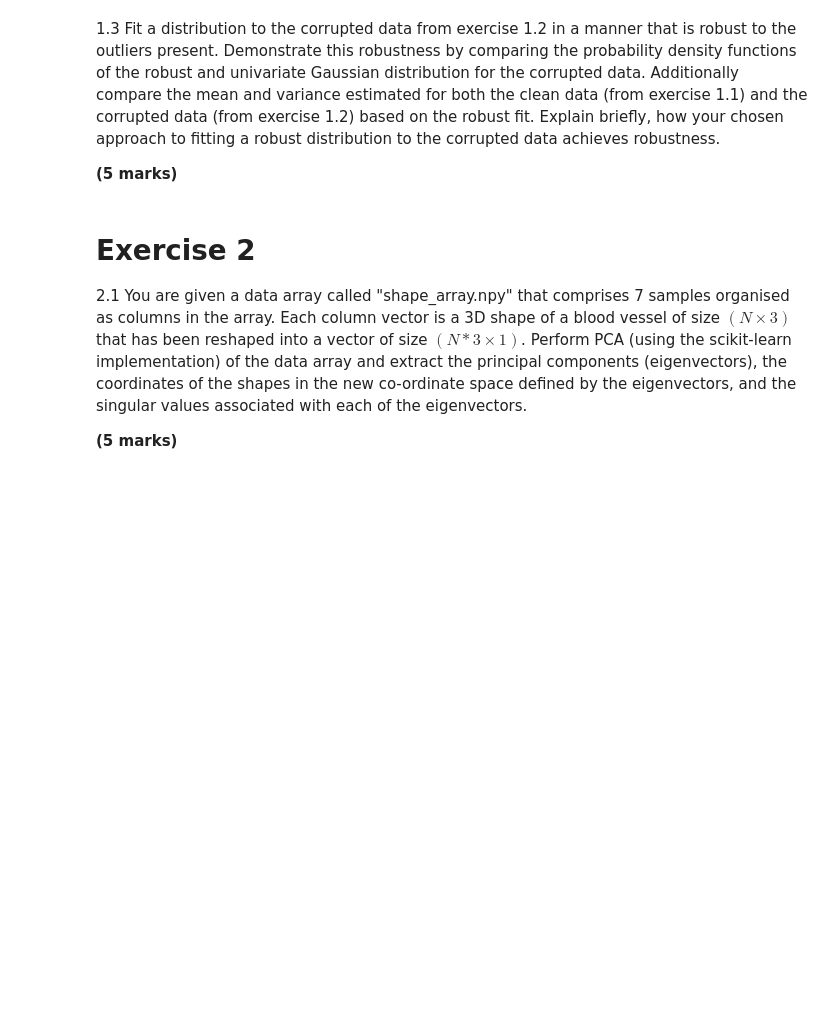
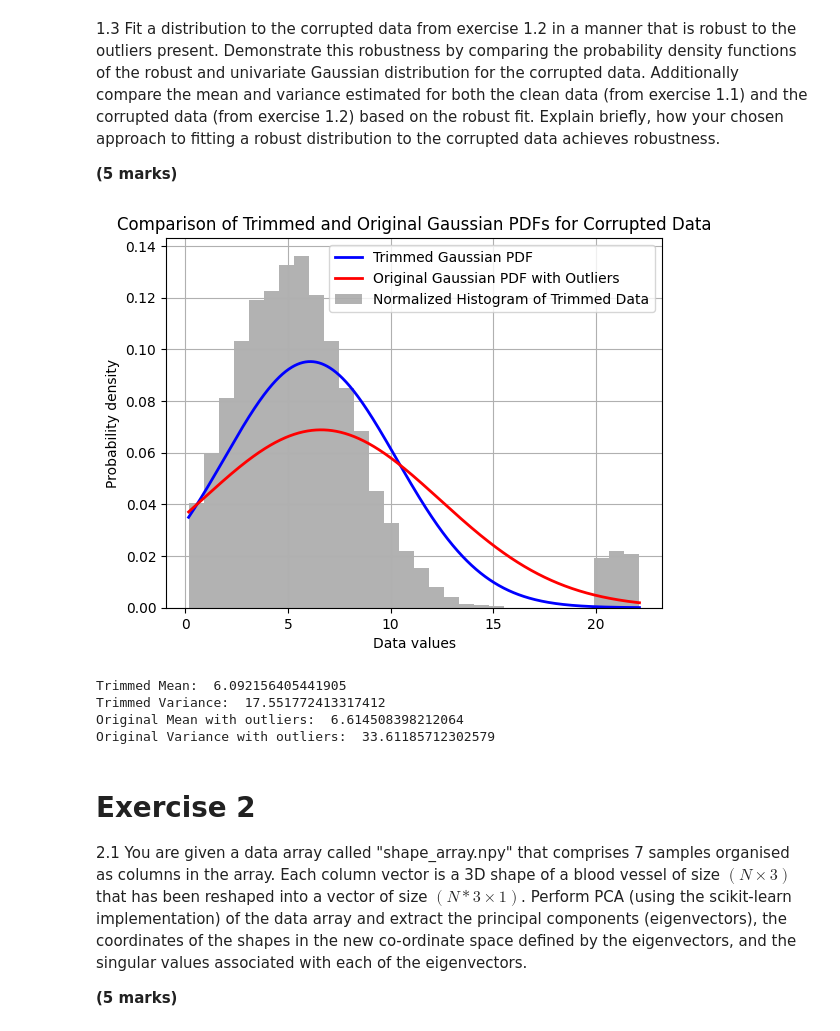
Before and after one commit to htootayzaaung/COMP3611-Machine-Learning, a Jupyter notebook: Coursework 1/COMP3611_Assessment.ipynb, the cells around one changed output. Drawn from its saved outputs; the diff is of its cells as text; code cells hidden in the pictures; blank space fills up the shorter version.

```diff
--- a/Coursework 1/COMP3611_Assessment.ipynb
+++ b/Coursework 1/COMP3611_Assessment.ipynb
@@ -12,6 +162,63 @@
 1.3 Fit a distribution to the corrupted data from exercise 1.2 in a manner that is robust to the outliers present. Demonstrate this robustness by comparing the probability density functions of the robust and univariate Gaussian distribution for the corrupted data. Additionally compare the mean and variance estimated for both the clean data (from exercise 1.1) and the corrupted data (from exercise 1.2) based on the robust fit. Explain briefly, how your chosen approach to fitting a robust distribution to the corrupted data achieves robustness.
 
 **(5 marks)**
+# %%
+import numpy as np
+import matplotlib.pyplot as plt
+from scipy.stats import norm, t
+
+# Load the corrupted data
+corrupted_data = np.load('corrupted_data.npy').flatten()
+
+# Trim the data by removing the top and bottom 5% of the data
+trimmed_data = np.percentile(corrupted_data, [5, 95])
+corrupted_data_trimmed = corrupted_data[(corrupted_data > trimmed_data[0]) & (corrupted_data < trimmed_data[1])]
+
+# Calculate the mean and variance of the trimmed data
+trimmed_mean = np.mean(corrupted_data_trimmed)
+trimmed_variance = np.var(corrupted_data_trimmed)
+
+# Define the range for plotting the PDF
+x_values = np.linspace(corrupted_data_trimmed.min(), corrupted_data_trimmed.max(), 1000)
+
+# Calculate the PDF of the trimmed Gaussian distribution
+trimmed_pdf = norm.pdf(x_values, trimmed_mean, np.sqrt(trimmed_variance))
+
+# Plot the trimmed Gaussian PDF
+plt.plot(x_values, trimmed_pdf, 'b', linewidth=2, label='Trimmed Gaussian PDF')
+
+# Plot the original Gaussian PDF from 1.2
+original_mean = np.mean(corrupted_data)
+original_variance = np.var(corrupted_data)
+original_pdf = norm.pdf(x_values, original_mean, np.sqrt(original_variance))
+plt.plot(x_values, original_pdf, 'r', linewidth=2, label='Original Gaussian PDF with Outliers')
+
+# Create the normalized histogram of the trimmed data
+plt.hist(corrupted_data_trimmed, bins=30, density=True, alpha=0.6, color='grey', label='Normalized Histogram of Trimmed Data')
+
+# Add grid, title, labels, and legend
+plt.grid(True)
+plt.title('Comparison of Trimmed and Original Gaussian PDFs for Corrupted Data')
+plt.xlabel('Data values')
+plt.ylabel('Probability density')
+plt.legend()
+
+# Show the plot
+plt.show()
+
+# Report the mean and variance from the trimmed data
+print("Trimmed Mean: ", trimmed_mean)
+print("Trimmed Variance: ", trimmed_variance)
+
+# Report the mean and variance from the original Gaussian fit to corrupted data
+print("Original Mean with outliers: ", original_mean)
+print("Original Variance with outliers: ", original_variance)
+# %% [output]
+[figure, added]
+Trimmed Mean:  6.092156405441905
+Trimmed Variance:  17.551772413317412
+Original Mean with outliers:  6.614508398212064
+Original Variance with outliers:  33.61185712302579
 # %% [markdown]
 # **Exercise 2**
 
```
Also changed, not shown: parts of 3 cells of this notebook.
